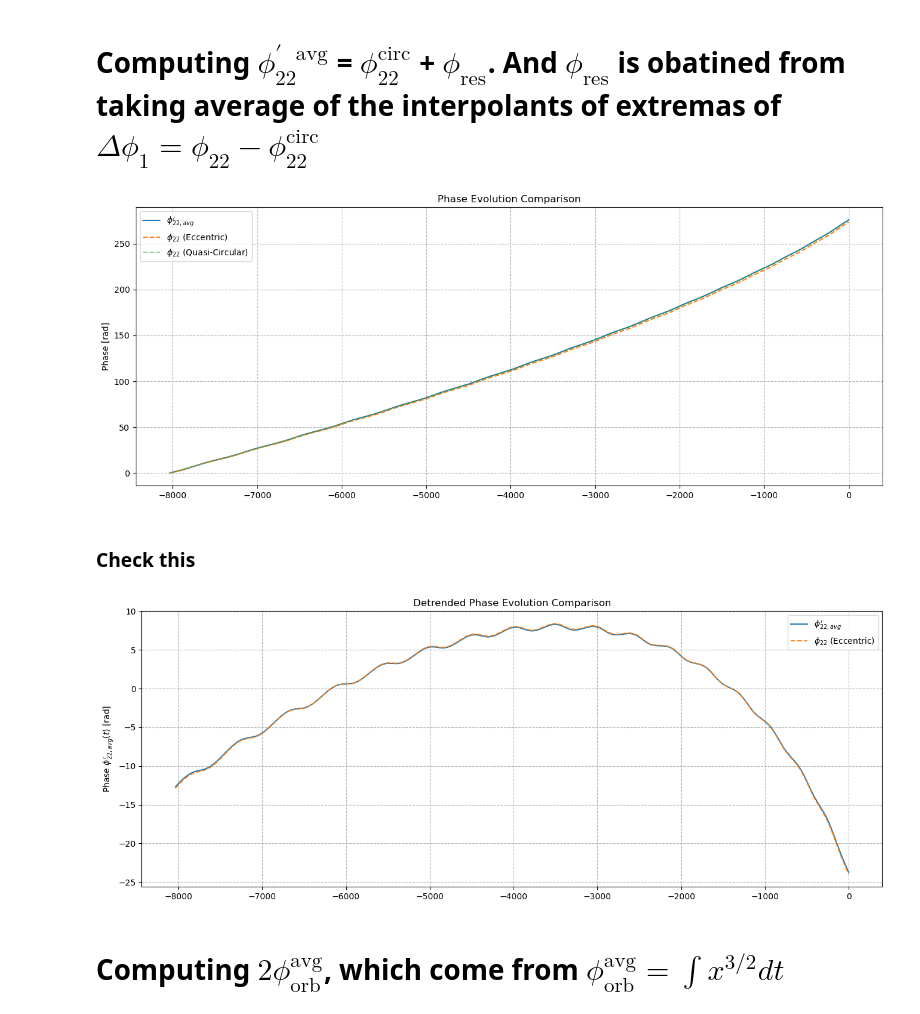
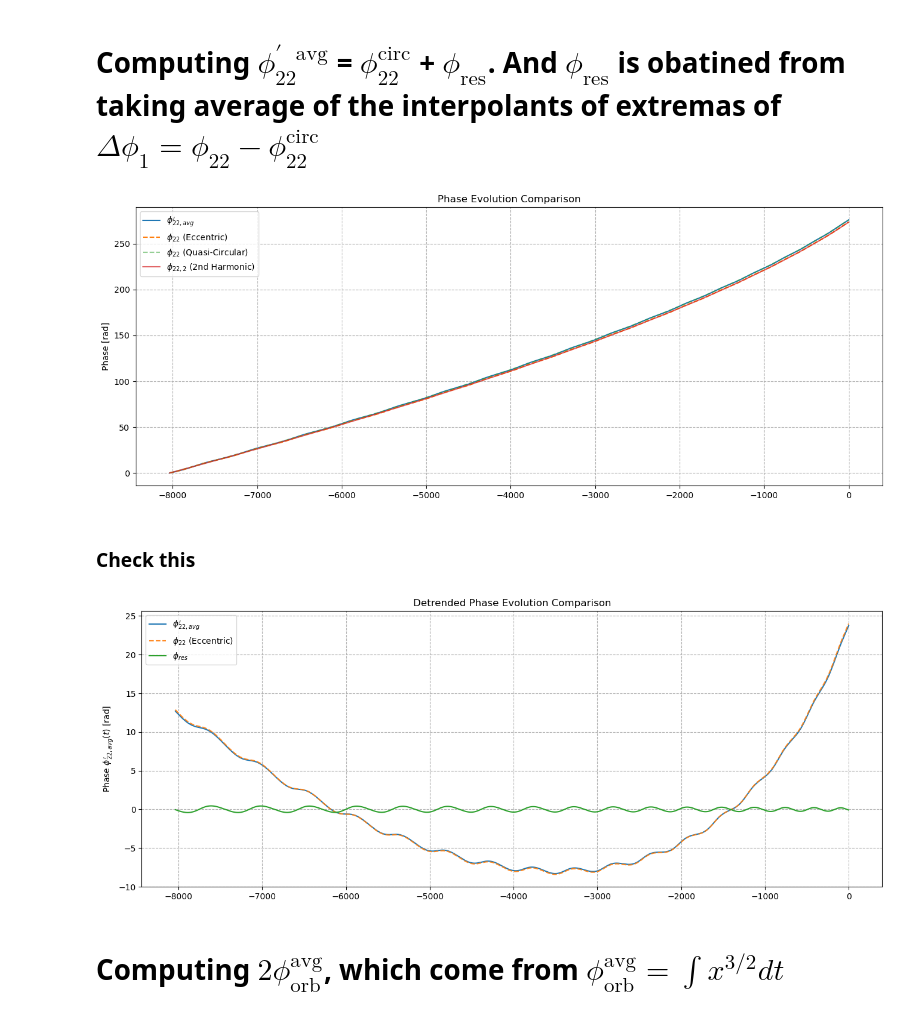
Before and after one commit to AfrozSaqlain/GWSurrogate, a Jupyter notebook: notebooks/eccentric_harmonics_e_0.1.ipynb, the cells around one changed output. Saved outputs shown, nothing was run; the diff lists cells and outputs as text; code cells hidden in the pictures.

```diff
--- a/notebooks/eccentric_harmonics_e_0.1.ipynb
+++ b/notebooks/eccentric_harmonics_e_0.1.ipynb
@@ -83,7 +83,7 @@ for i in mean_anomaly_array:
                                             modes_to_use=modes_to_use,
                                             return_orbital_params=['x'])
 
-    t_val_min_pointer = find_t_location(simulated_orb_vars['x'].sample_times / t_norm, simulated_orb_vars['x'].data, simulated_orb_vars['x'].data[200])
+    t_val_min_pointer = simulated_orb_vars['x'].sample_times[200] / t_norm.value
     t_val_max_pointer = find_t_location(simulated_orb_vars['x'].sample_times / t_norm, simulated_orb_vars['x'].data, 0.1)
 
     t_val_min_pointer -= t_val_max_pointer
@@ -216,8 +216,8 @@ qc_signal_amp = np.abs(qc_signal)
 qc_signal_phase = np.unwrap(np.angle(qc_signal))
 
 qc_time = np.array([i.value for i in qc_signal.sample_times / t_norm])
-t_0 = find_t_location(qc_orb_vars['x'].sample_times / t_norm, qc_orb_vars['x'].data, 0.1)
-qc_time -= t_0
+qc_t_0 = find_t_location(qc_orb_vars['x'].sample_times / t_norm, qc_orb_vars['x'].data, 0.1)
+qc_time -= qc_t_0
 
 qc_signal_amp_spline = CubicSpline(qc_time, qc_signal_amp)
 qc_signal_phase_spline = CubicSpline(qc_time, qc_signal_phase)
@@ -416,26 +436,28 @@ plt.figure(figsize=(16, 6))
 plt.plot(common_time_grid, -phi_22_prime_avg, label=r'$\phi_{22, avg}^{\prime}$')
 plt.plot(common_time_grid, -ref_signal_phase_reco, linestyle='--', label=r'$\phi_{22}$ (Eccentric)')
 plt.plot(common_time_grid, -qc_signal_phase_reco, linestyle='--', label=r'$\phi_{22}$ (Quasi-Circular)', alpha=0.5)
+plt.plot(common_time_grid, -(phi_22_2 - phi_22_2[0]), label=r'$\phi_{22,2}$ (2nd Harmonic)', alpha=0.7)
 plt.ylabel('Phase [rad]')
 plt.title('Phase Evolution Comparison')
 plt.legend()
 plt.grid(True, which="both", ls="--")
 plt.show()
 # %% [output]
-[figure, old version]
+[figure, new version]
 # %% [markdown]
 ### Check this
 # %%
 plt.figure(figsize=(16, 6))
-plt.plot(common_time_grid, detrend(phi_22_prime_avg), label=r'$\phi_{22, avg}^{\prime}$')
-plt.plot(common_time_grid, detrend(ref_signal_phase_reco), linestyle='--', alpha=0.9, label=r'$\phi_{22}$ (Eccentric)')
+plt.plot(common_time_grid, -detrend(phi_22_prime_avg), label=r'$\phi_{22, avg}^{\prime}$')
+plt.plot(common_time_grid, -detrend(ref_signal_phase_reco), linestyle='--', alpha=0.9, label=r'$\phi_{22}$ (Eccentric)')
+plt.plot(common_time_grid, -detrend(phi_res), label=r'$\phi_{res}$')
 plt.ylabel('Phase $\phi_{22, avg}^{\prime}(t)$ [rad]')
 plt.title('Detrended Phase Evolution Comparison')
 plt.legend()
 plt.grid(True, which="both", ls="--")
 plt.show()
 # %% [output]
-[figure, old version]
+[figure, new version]
 # %% [markdown]
 # Computing $2\phi^{\text{avg}}_{\text{orb}}$, which come from $\phi^{\text{avg}}_{\text{orb}} = \int x^{3/2} dt$
 # %%
```
Also changed, not shown: parts of 11 cells of this notebook, 2 other files.
